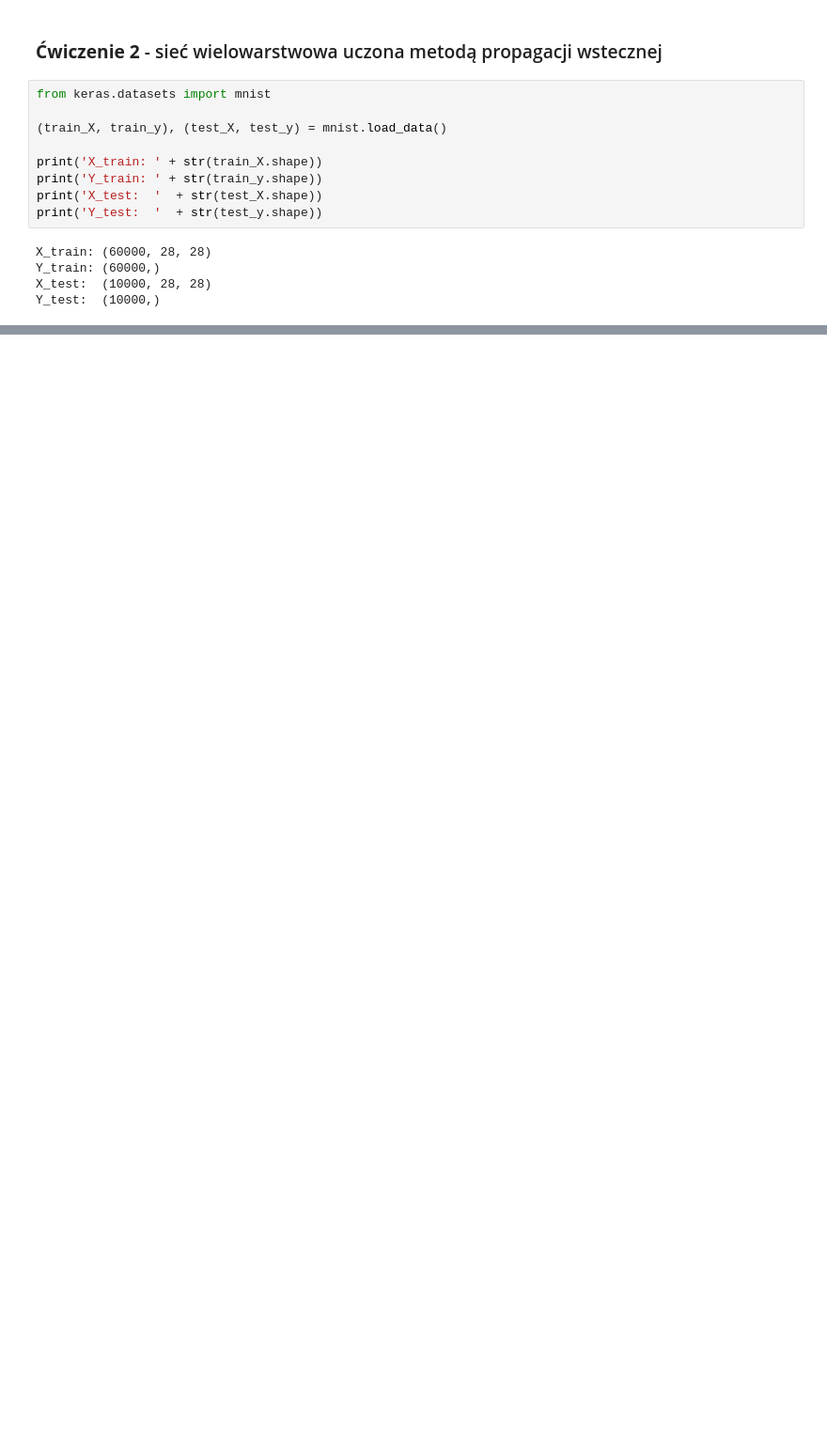
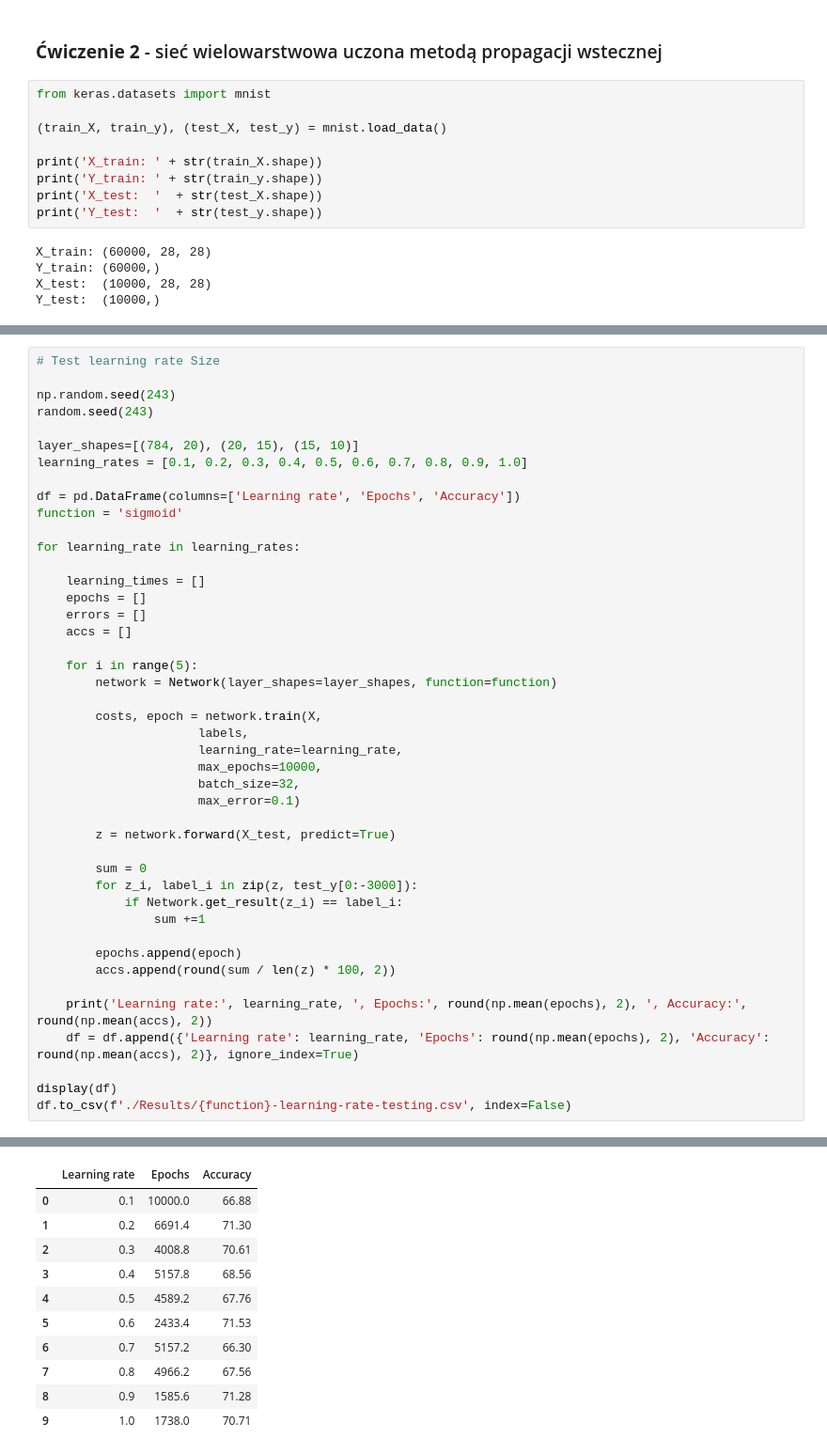
Before and after one commit to piotrpospiech/SN2k20, a Jupyter notebook: Lista2/Untitled.ipynb, the cells around one changed output, grey strips where cells are left out. Shown: that part at 94% size. Saved outputs shown, nothing was run; the diff lists cells and outputs as text; blank space fills up the shorter version.

```diff
--- a/Lista2/Untitled.ipynb
+++ b/Lista2/Untitled.ipynb
@@ -181,0 +295,45 @@ pyplot.show()
+# %%
+# Test learning rate Size
+
+np.random.seed(243)
+random.seed(243)
+
+layer_shapes=[(784, 20), (20, 15), (15, 10)]
+learning_rates = [0.1, 0.2, 0.3, 0.4, 0.5, 0.6, 0.7, 0.8, 0.9, 1.0]
+
+df = pd.DataFrame(columns=['Learning rate', 'Epochs', 'Accuracy'])
+function = 'sigmoid'
+
+for learning_rate in learning_rates:
+
+    learning_times = []
+    epochs = []
+    errors = []
+    accs = []
+
+    for i in range(5):
+        network = Network(layer_shapes=layer_shapes, function=function)
+
+        costs, epoch = network.train(X,
+                      labels,
+                      learning_rate=learning_rate,
+                      max_epochs=10000,
+                      batch_size=32,
+                      max_error=0.1)
+
+        z = network.forward(X_test, predict=True)
+
+        sum = 0
+        for z_i, label_i in zip(z, test_y[0:-3000]):
+            if Network.get_result(z_i) == label_i:
+                sum +=1
+
+        epochs.append(epoch)
+        accs.append(round(sum / len(z) * 100, 2))
+
+    print('Learning rate:', learning_rate, ', Epochs:', round(np.mean(epochs), 2), ', Accuracy:', round(np.mean(accs), 2))
+    df = df.append({'Learning rate': learning_rate, 'Epochs': round(np.mean(epochs), 2), 'Accuracy': round(np.mean(accs), 2)}, ignore_index=True)
+
+display(df)
+df.to_csv(f'./Results/{function}-learning-rate-testing.csv', index=False)
+# %% [output]
@@ -181,0 +350,11 @@ pyplot.show()
+|  | Learning rate | Epochs | Accuracy |
+| 0 | 0.1 | 10000.0 | 66.88 |
+| 1 | 0.2 | 6691.4 | 71.30 |
+| 2 | 0.3 | 4008.8 | 70.61 |
+| 3 | 0.4 | 5157.8 | 68.56 |
+| 4 | 0.5 | 4589.2 | 67.76 |
+| 5 | 0.6 | 2433.4 | 71.53 |
+| 6 | 0.7 | 5157.2 | 66.30 |
+| 7 | 0.8 | 4966.2 | 67.56 |
+| 8 | 0.9 | 1585.6 | 71.28 |
+| 9 | 1.0 | 1738.0 | 70.71 |
```
Also changed, not shown: parts of 10 cells of this notebook, 7 other files.
